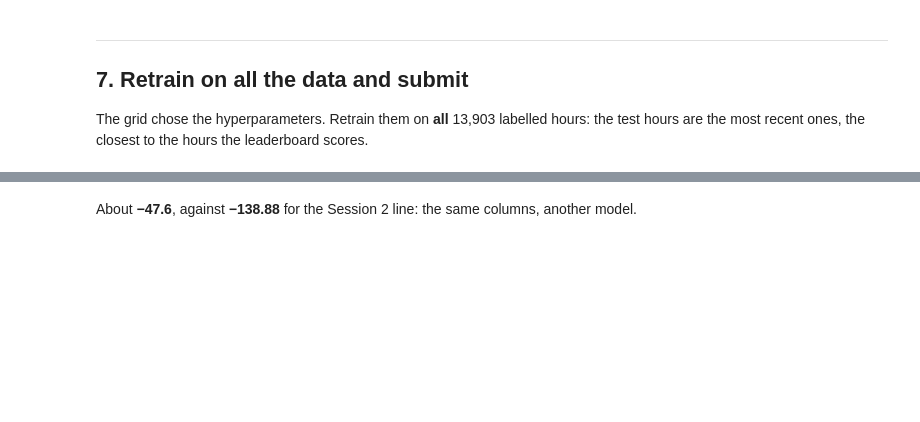
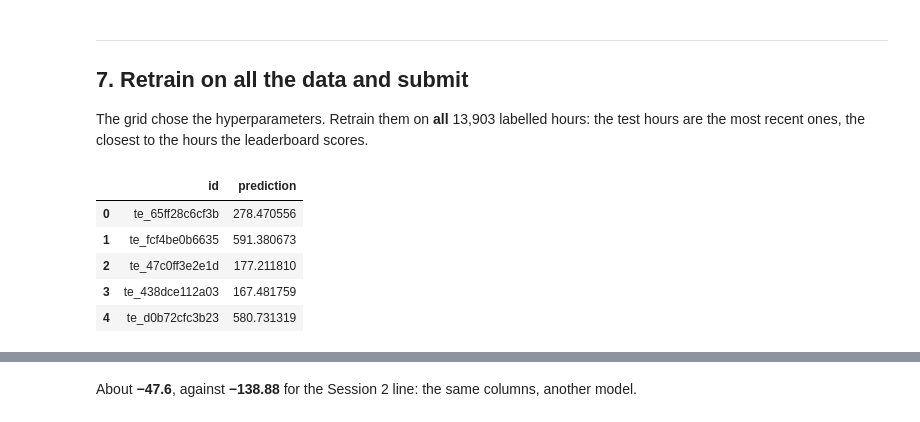
Before and after one commit to matleniz/python_deepL, a Jupyter notebook: seance3/aie_s3_bike_demand.ipynb, the cells around one changed output, grey strips where cells are left out. Saved outputs shown, nothing was run; the diff lists cells and outputs as text; code cells hidden in the pictures; blank space fills up the shorter version.

```diff
--- a/seance3/aie_s3_bike_demand.ipynb
+++ b/seance3/aie_s3_bike_demand.ipynb
@@ -210,16 +247,23 @@ to the hours the leaderboard scores.
 # %%
 medians_all = X.median(numeric_only=True)
 X_all_enc = encode(X, medians_all)
 X_submission_enc = encode(X_submission, medians_all, X_all_enc.columns)
 
-best_model = RandomForestRegressor(n_estimators=500, random_state=0, n_jobs=-1,
+best_model = RandomForestRegressor(random_state=0, n_jobs=-1,
                                    **search.best_params_)
 best_model.fit(X_all_enc, y)
 
 submission = pd.DataFrame({"id": X_submission["id"],
                            "prediction": best_model.predict(X_submission_enc)})
 submission.to_csv("submission.csv", index=False)
 submission.head()
+# %% [output]
+|  | id | prediction |
+| 0 | te_65ff28c6cf3b | 278.470556 |
+| 1 | te_fcf4be0b6635 | 591.380673 |
+| 2 | te_47c0ff3e2e1d | 177.211810 |
+| 3 | te_438dce112a03 | 167.481759 |
+| 4 | te_d0b72cfc3b23 | 580.731319 |
 # %%
 result = client.submit(challenge_id=CHALLENGE_ID, files=["submission.csv"])
 print(result)
```
Also changed, not shown: parts of 11 cells of this notebook, 7 other files.
